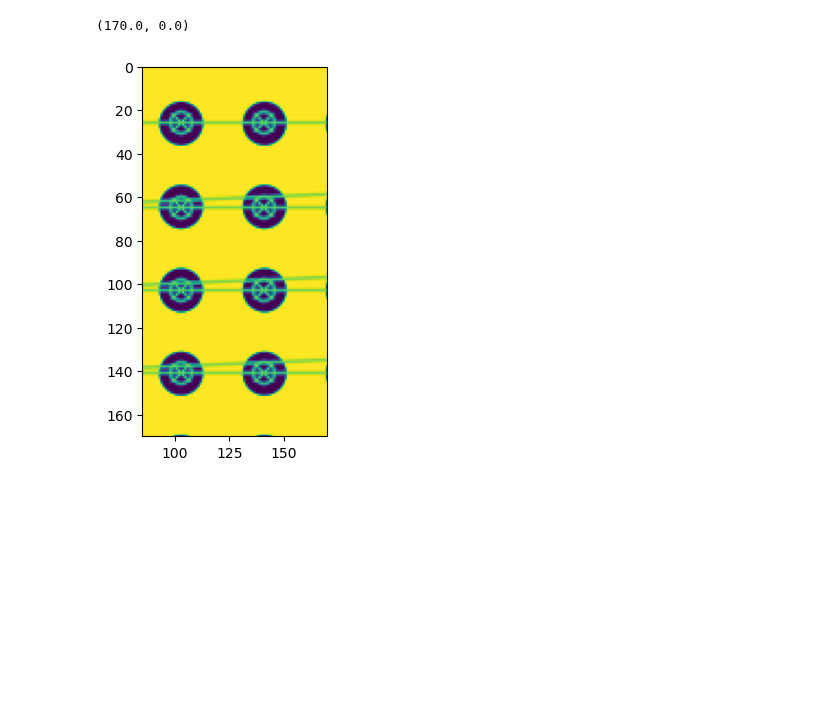
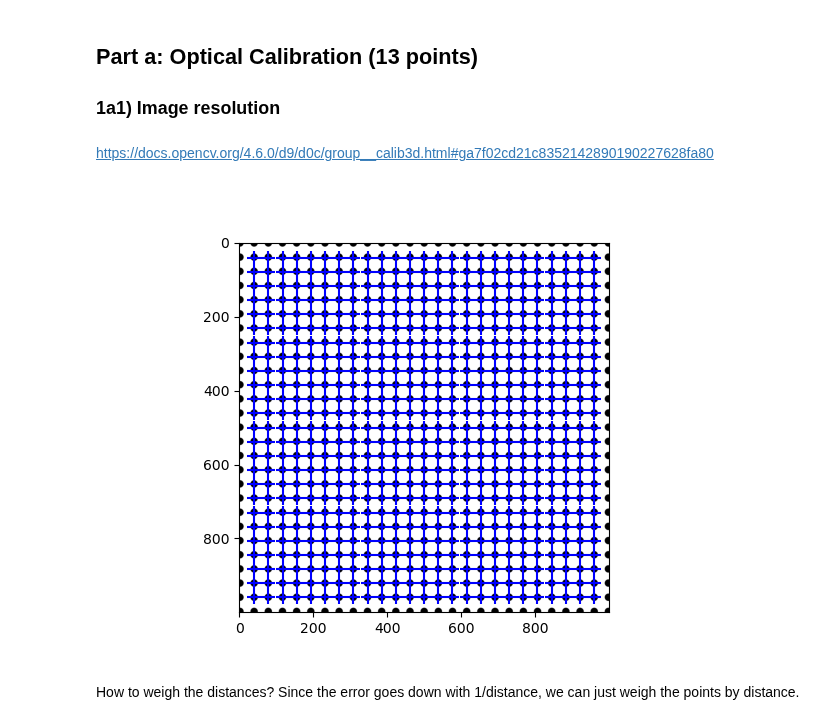
Before and after one commit to TFLVerouden/ETPoF, a Jupyter notebook: HW2/ETPoF_HW2a.ipynb, the cells around one changed output. Cells and saved outputs as stored; diff of their text form; code cells hidden in the pictures; blank space fills up the shorter version.

```diff
--- a/HW2/ETPoF_HW2a.ipynb
+++ b/HW2/ETPoF_HW2a.ipynb
@@ -1,3 +6,6 @@
+# %% [markdown]
+## Part a: Optical Calibration (13 points)
+### 1a1) **Image resolution**
 # %%
 import numpy as np
 import matplotlib.pyplot as plt
@@ -5,18 +16,21 @@ import cv2 as cv
+# %% [markdown]
+https://docs.opencv.org/4.6.0/d9/d0c/group__calib3d.html#ga7f02cd21c8352142890190227628fa80
 # %%
-# Load image
+# Define calibration parameters
+grid_size_x = 25
+grid_size_y = 25
+calibration_distance = 5 # mm
+
+# Import image Clean.png
 img = cv.imread('Images/Calibration_a/Clean.png', 0)
 
-# Crop image (TODO: get first row and column of white pixels, crop until last row and column of white pixels)
-img = img[14:985, 14:985]
+# Find circle grid using opencv
+ret, centers = cv.findCirclesGrid(img, (grid_size_x,grid_size_y), flags=cv.CALIB_CB_SYMMETRIC_GRID)
+plt.imshow(img, cmap='gray')
+plt.scatter(centers[:,0,0], centers[:,0,1], c='b', s=100, marker='+')
+plt.show()
 
-# Display image
-# plt.imshow(img, cmap='gray')
-
-# Find circle grid using opencv
-ret, centers = cv.findCirclesGrid(img, (25,25), flags=cv.CALIB_CB_SYMMETRIC_GRID)
-plt.imshow(cv.drawChessboardCorners(img, (25,25), centers, ret))
-plt.xlim(85, 170)
-plt.ylim(170, 0)
+# plt.xlim(0,100)
+# plt.ylim(100,0)
 # %% [output]
-(170.0, 0.0)
-[figure, old version]
+[figure, new version]
@@ -22,0 +50,3 @@ plt.ylim(170, 0)
+# %% [markdown]
+How to weigh the distances?
+Since the error goes down with 1/distance, we can just weigh the points by distance.
```
Also changed, not shown: parts of 7 cells of this notebook.
